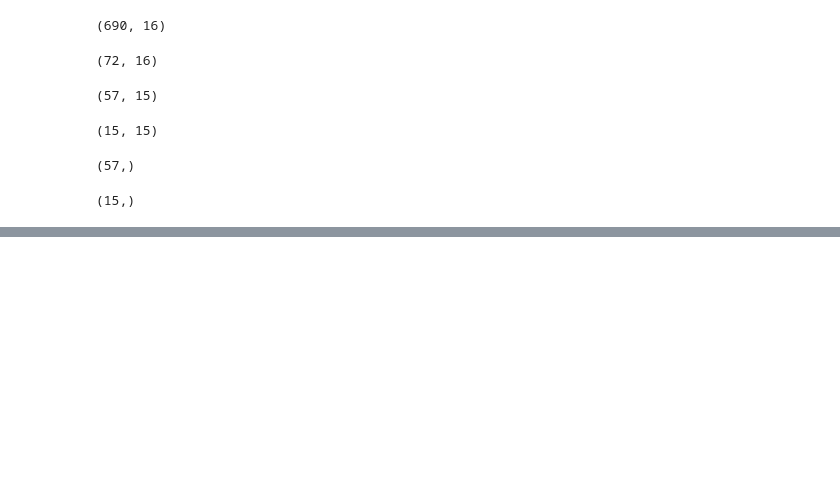
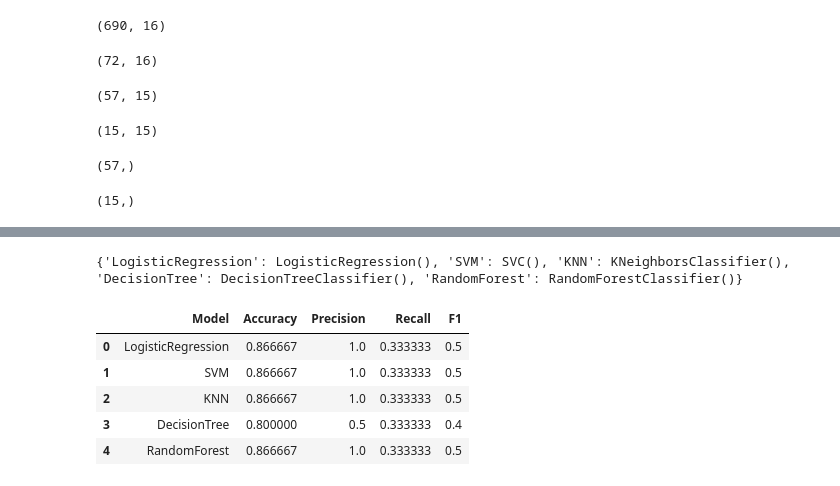
Before and after one commit to ranajawadriaz/MLOps, a Jupyter notebook: Practice/ML_Lab4.ipynb, the cells around one changed output, grey strips where cells are left out. Drawn from its saved outputs; the diff is of its cells as text; code cells hidden in the pictures; blank space fills up the shorter version.

```diff
--- a/Practice/ML_Lab4.ipynb
+++ b/Practice/ML_Lab4.ipynb
@@ -130,0 +179,4 @@ X_test=scaler.transform(X_test)
+# %%
+print(models)
+# %% [output]
+{'LogisticRegression': LogisticRegression(), 'SVM': SVC(), 'KNN': KNeighborsClassifier(), 'DecisionTree': DecisionTreeClassifier(), 'RandomForest': RandomForestClassifier()}
@@ -130,0 +185,9 @@ X_test=scaler.transform(X_test)
+# %%
+df_results
+# %% [output]
+|  | Model | Accuracy | Precision | Recall | F1 |
+| 0 | LogisticRegression | 0.866667 | 1.0 | 0.333333 | 0.5 |
+| 1 | SVM | 0.866667 | 1.0 | 0.333333 | 0.5 |
+| 2 | KNN | 0.866667 | 1.0 | 0.333333 | 0.5 |
+| 3 | DecisionTree | 0.800000 | 0.5 | 0.333333 | 0.4 |
+| 4 | RandomForest | 0.866667 | 1.0 | 0.333333 | 0.5 |
```
Also changed, not shown: parts of 7 cells of this notebook.
